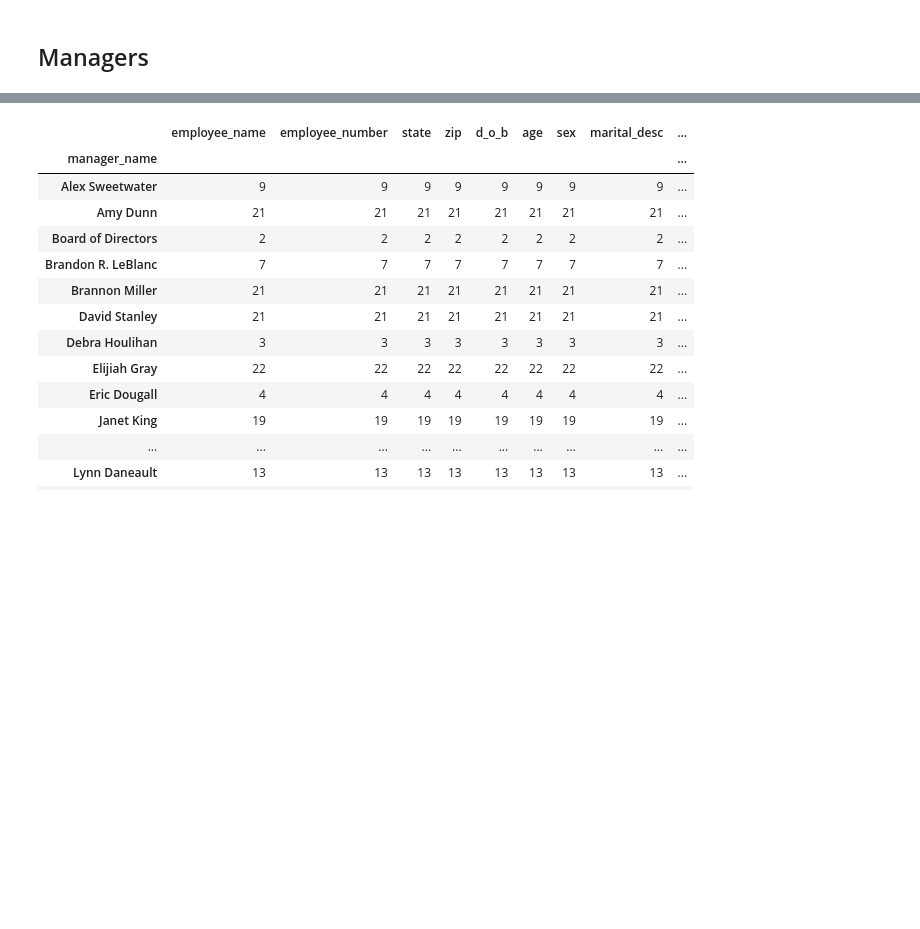
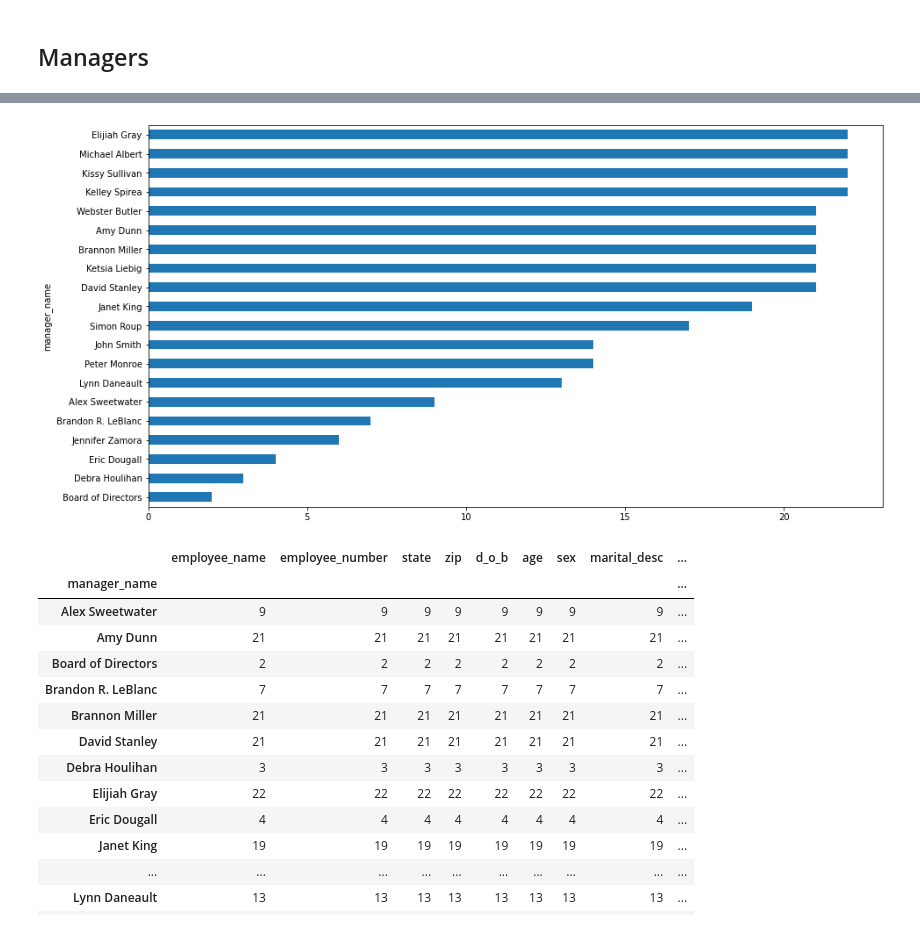
Before and after one commit to YonatanRA/sesame_hr_datatalk, a Jupyter notebook: notebooks/sesame_hr.ipynb, the cells around one changed output, grey strips where cells are left out. Cells and saved outputs as stored; diff of their text form; code cells hidden in the pictures; blank space fills up the shorter version.

```diff
--- a/notebooks/sesame_hr.ipynb
+++ b/notebooks/sesame_hr.ipynb
@@ -222 +234,11 @@ sns.barplot(x='marital_desc', y='pay_rate', data=data, ci=None);
+# %%
+# nº de empleados por manager
+
+df=data.groupby('manager_name').count()['employee_name'].sort_values(axis=0)
+
+plt.figure(figsize=(15, 8))
+
+df.plot.barh(stacked=True);
+# %% [output]
+[figure, added]
 # %%
```
Also changed, not shown: parts of 9 cells of this notebook.
